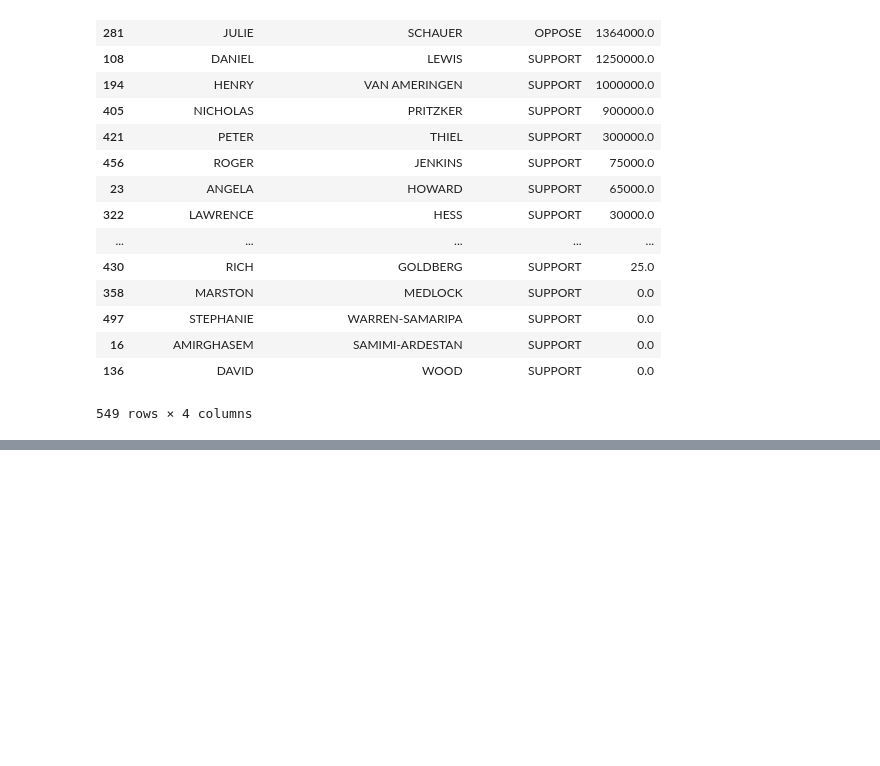
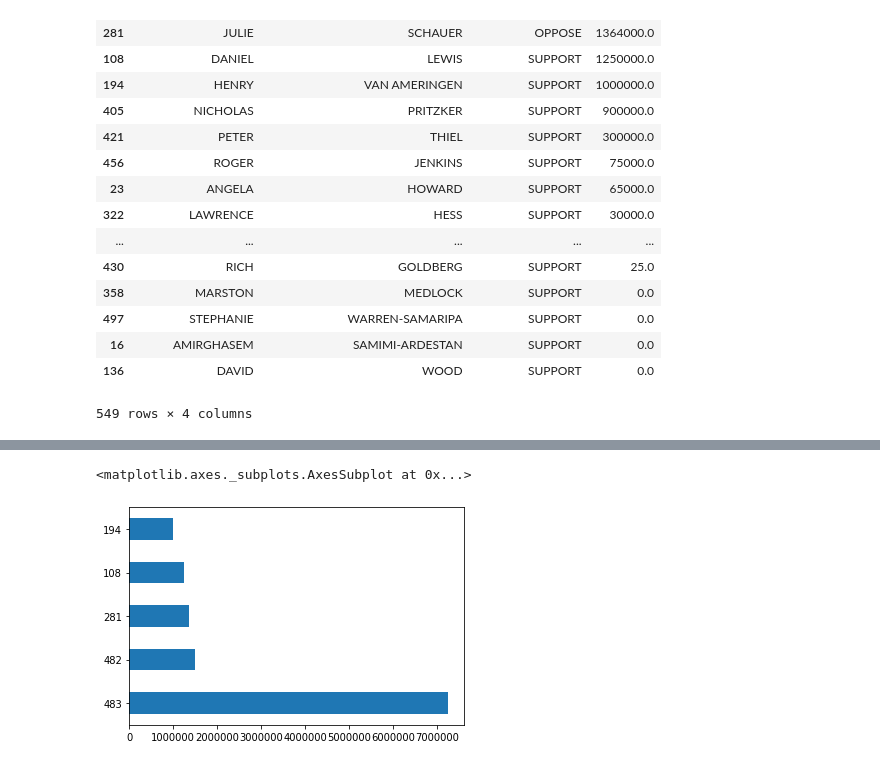
Before and after one commit to ande8126/first-python-notebook, a Jupyter notebook: prop-64-analysis.ipynb, the cells around one changed output, grey strips where cells are left out. Saved outputs shown, nothing was run; the diff lists cells and outputs as text; code cells hidden in the pictures; blank space fills up the shorter version.

```diff
--- a/prop-64-analysis.ipynb
+++ b/prop-64-analysis.ipynb
@@ -306,0 +335,5 @@ merged.groupby(["contributor_firstname", "contributor_lastname", "committee_posi
+# %%
+top_supporters.head(5).amount.plot.barh()
+# %% [output]
+<matplotlib.axes._subplots.AxesSubplot at 0x...>
+[figure, added]
```
Also changed, not shown: parts of 19 cells of this notebook.
